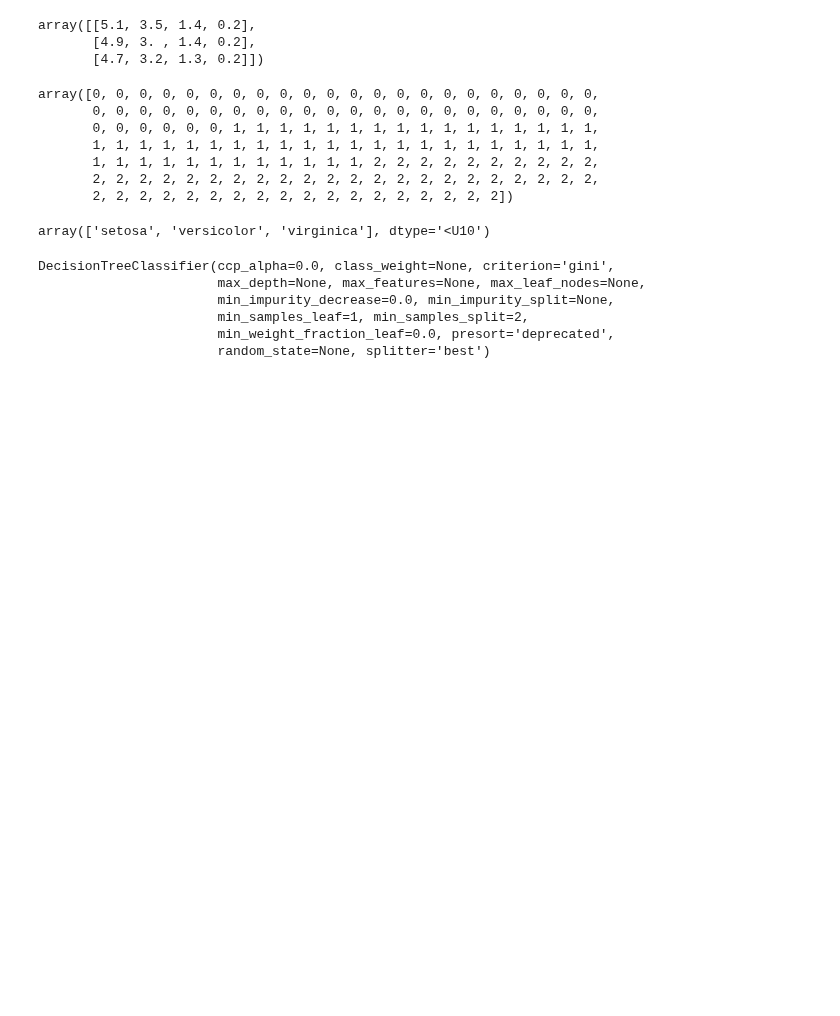
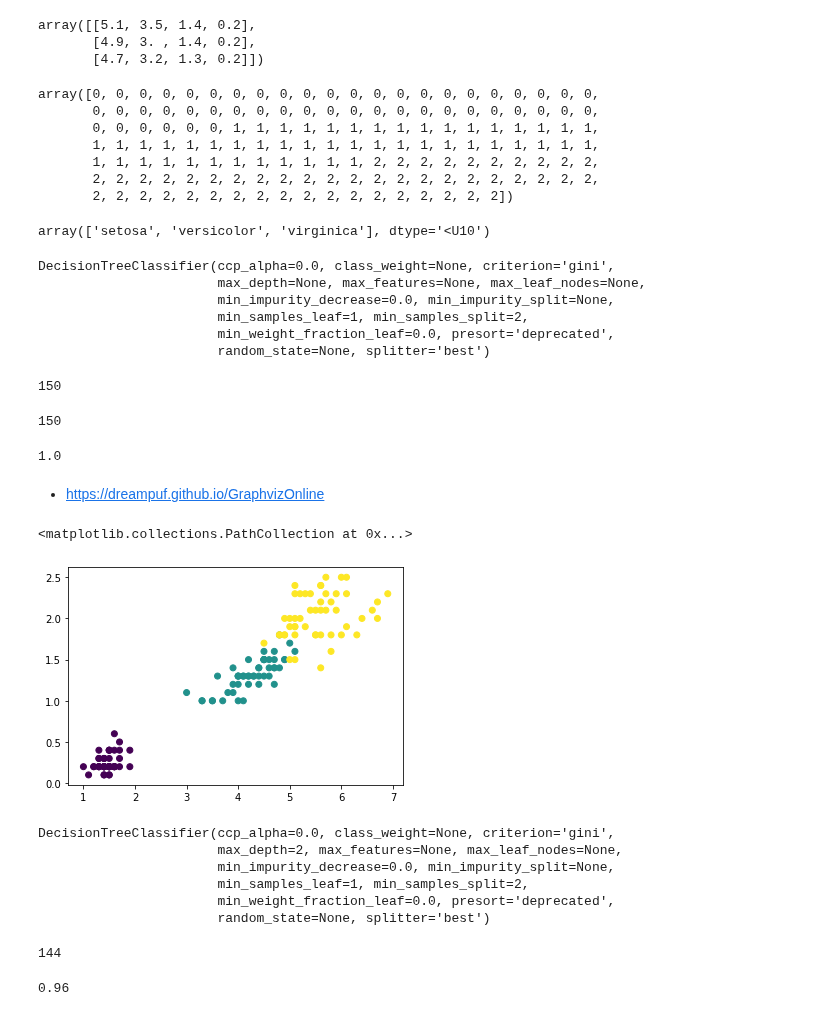
Before and after one commit to ywchiu/tibamedl, a Jupyter notebook: Demo20210320.ipynb, the cells around one changed output. Cells and saved outputs as stored; diff of their text form; code cells hidden in the pictures; blank space fills up the shorter version.

```diff
--- a/Demo20210320.ipynb
+++ b/Demo20210320.ipynb
@@ -188,0 +191,12 @@ DecisionTreeClassifier(ccp_alpha=0.0, class_weight=None, criterion='gini',
+# %%
+(iris.target == pred_y).sum()
+# %% [output]
+150
+# %%
+len(pred_y)
+# %% [output]
+150
+# %%
+(iris.target == pred_y).sum() / len(pred_y)
+# %% [output]
+1.0
@@ -188,0 +206,19 @@ DecisionTreeClassifier(ccp_alpha=0.0, class_weight=None, criterion='gini',
+# %% [markdown]
+- https://dreampuf.github.io/GraphvizOnline
+# %%
+from matplotlib import pyplot as plt
+plt.scatter(iris.data[:,2],iris.data[:,3], c=iris.target)
+# %% [output]
+<matplotlib.collections.PathCollection at 0x...>
+[figure, added]
+# %%
+from sklearn.tree import DecisionTreeClassifier
+clf = DecisionTreeClassifier(max_depth = 2)
+clf.fit(iris.data,iris.target)
+# %% [output]
+DecisionTreeClassifier(ccp_alpha=0.0, class_weight=None, criterion='gini',
+                       max_depth=2, max_features=None, max_leaf_nodes=None,
+                       min_impurity_decrease=0.0, min_impurity_split=None,
+                       min_samples_leaf=1, min_samples_split=2,
+                       min_weight_fraction_leaf=0.0, presort='deprecated',
+                       random_state=None, splitter='best')
@@ -188,0 +227,8 @@ DecisionTreeClassifier(ccp_alpha=0.0, class_weight=None, criterion='gini',
+# %%
+(iris.target == pred_y).sum()
+# %% [output]
+144
+# %%
+(iris.target == pred_y).sum() / len(pred_y)
+# %% [output]
+0.96
```
Also changed, not shown: parts of 29 cells of this notebook.
